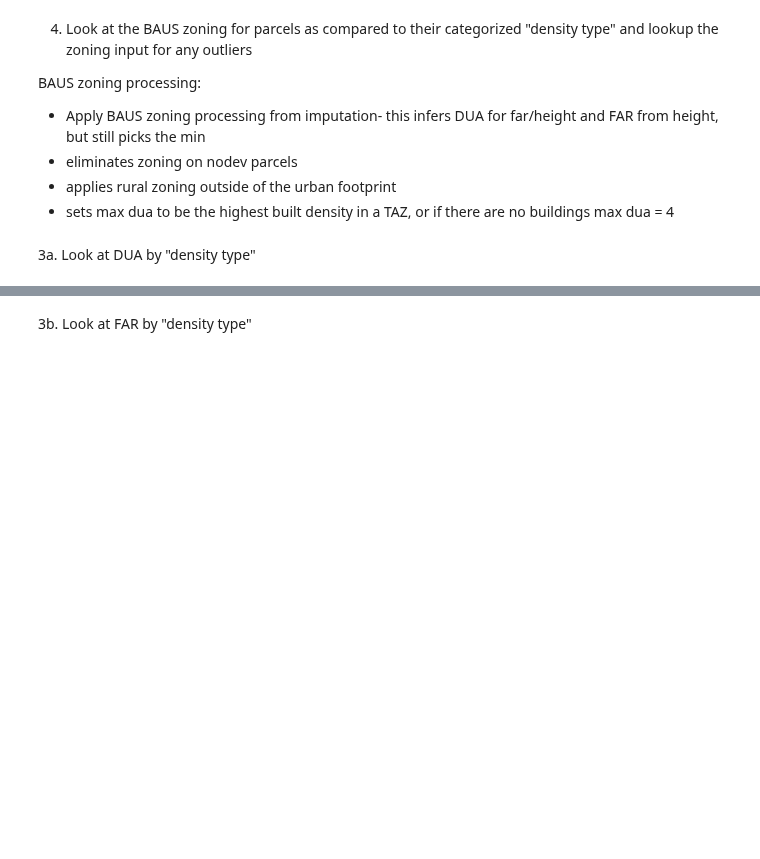
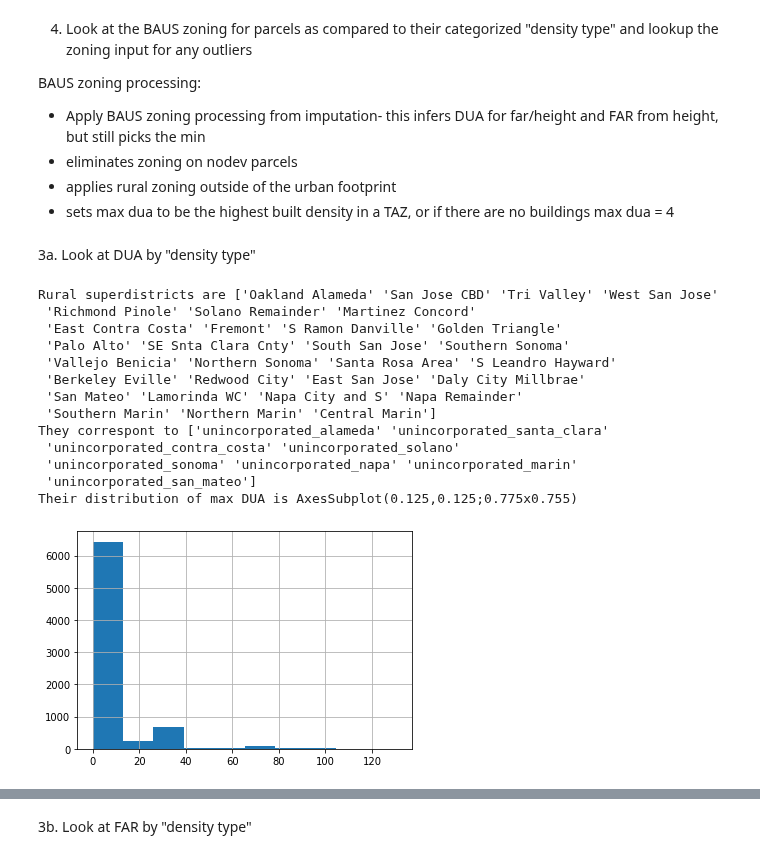
Before and after one commit to BayAreaMetro/bayarea_urbansim, a Jupyter notebook: scripts/zoning_qaqc.ipynb, the cells around one changed output, grey strips where cells are left out. Cells and saved outputs as stored; diff of their text form; code cells hidden in the pictures; blank space fills up the shorter version.

```diff
--- a/scripts/zoning_qaqc.ipynb
+++ b/scripts/zoning_qaqc.ipynb
@@ -57,3 +58,24 @@ BAUS zoning processing:
 - sets max dua to be the highest built density in a TAZ, or if there are no buildings max dua = 4
 # %% [markdown]
 3a. Look at DUA by "density type"
+# %%
+# use jurisdiction-level subregion type since it has greater spatial resolution
+rural = bz.loc[bz.subregion_juris == "Unincorporated"]
+print("Rural superdistricts are {}".format(rural.name.unique()))
+print("They correspont to {}".format(rural.juris.unique()))
+print("Their distribution of max DUA is {}".format(rural.max_dua.hist()))
+# %% [output]
+Rural superdistricts are ['Oakland Alameda' 'San Jose CBD' 'Tri Valley' 'West San Jose'
+ 'Richmond Pinole' 'Solano Remainder' 'Martinez Concord'
+ 'East Contra Costa' 'Fremont' 'S Ramon Danville' 'Golden Triangle'
+ 'Palo Alto' 'SE Snta Clara Cnty' 'South San Jose' 'Southern Sonoma'
+ 'Vallejo Benicia' 'Northern Sonoma' 'Santa Rosa Area' 'S Leandro Hayward'
+ 'Berkeley Eville' 'Redwood City' 'East San Jose' 'Daly City Millbrae'
+ 'San Mateo' 'Lamorinda WC' 'Napa City and S' 'Napa Remainder'
+ 'Southern Marin' 'Northern Marin' 'Central Marin']
+They correspont to ['unincorporated_alameda' 'unincorporated_santa_clara'
+ 'unincorporated_contra_costa' 'unincorporated_solano'
+ 'unincorporated_sonoma' 'unincorporated_napa' 'unincorporated_marin'
+ 'unincorporated_san_mateo']
+Their distribution of max DUA is AxesSubplot(0.125,0.125;0.775x0.755)
+[figure, added]
```
Also changed, not shown: parts of 15 cells of this notebook.
